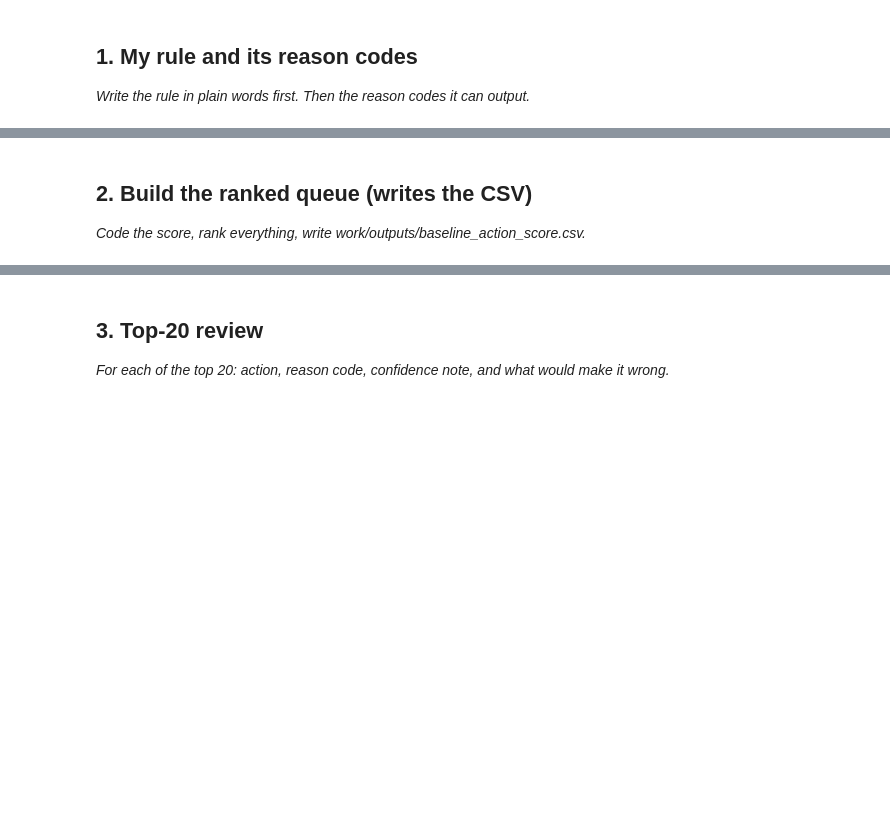
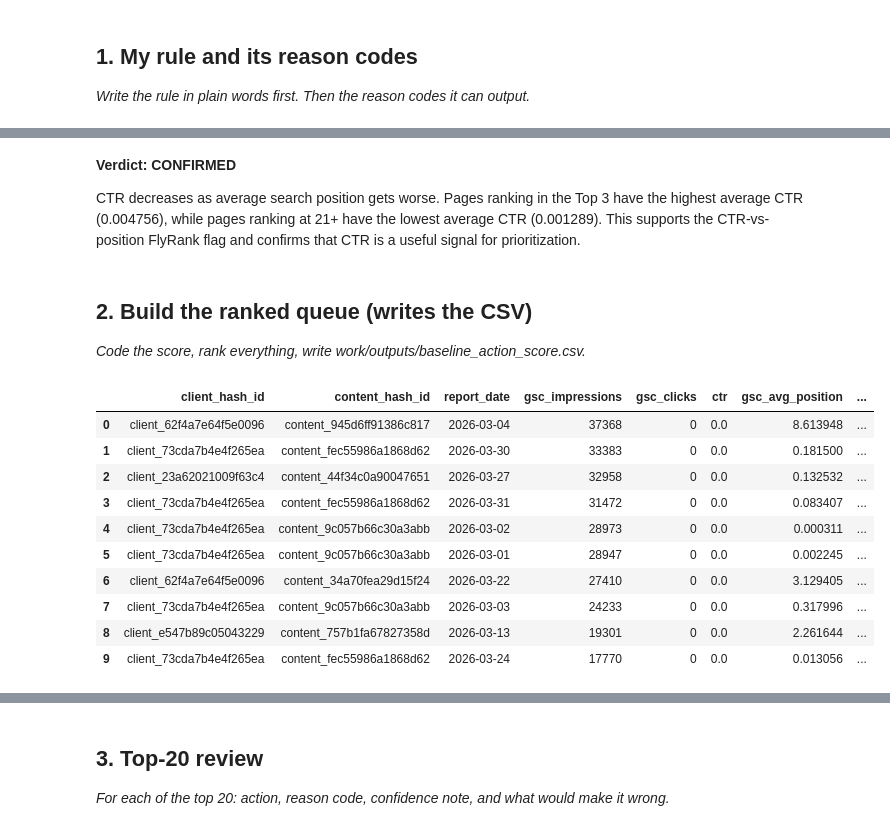
Before and after one commit to bushrahaji412-lab/MY_ML_INTERNSHIP, a Jupyter notebook: work/notebooks/w04_baseline_score.ipynb, the cells around one changed output, grey strips where cells are left out. Drawn from its saved outputs; the diff is of its cells as text; code cells hidden in the pictures; blank space fills up the shorter version.

```diff
--- a/work/notebooks/w04_baseline_score.ipynb
+++ b/work/notebooks/w04_baseline_score.ipynb
@@ -16,3 +182,7 @@ This skeleton is yours to fill. Work the sections **in order** — each one has
+# %% [markdown]
+**Verdict: CONFIRMED**
+
+CTR decreases as average search position gets worse. Pages ranking in the Top 3 have the highest average CTR (0.004756), while pages ranking at 21+ have the lowest average CTR (0.001289). This supports the CTR-vs-position FlyRank flag and confirms that CTR is a useful signal for prioritization.
 # %% [markdown]
 ## 2. Build the ranked queue (writes the CSV)
 
@@ -20,3 +190,69 @@ This skeleton is yours to fill. Work the sections **in order** — each one has
 # %%
 # This cell is for CODE (numbers, a query, a check).
 # Write your text answer in the cell ABOVE this one — typing sentences here breaks Run All.
+# %%
+# =========================
+# SECTION 2 — BASELINE QUEUE
+# =========================
+
+# Rank signals
+df_w04["impression_rank"] = df_w04["gsc_impressions"].rank(pct=True)
+df_w04["low_ctr_rank"] = 1 - df_w04["ctr"].rank(pct=True)
+
+# Baseline score
+df_w04["baseline_score"] = (
+    0.5 * df_w04["impression_rank"] +
+    0.5 * df_w04["low_ctr_rank"]
+)
+
+# Use the 25th percentile instead of median
+ctr_threshold = df_w04["ctr"].quantile(0.25)
+
+# Reason code
+df_w04["reason_code"] = np.where(
+    (df_w04["gsc_impressions"] > 0) &
+    (df_w04["ctr"] <= ctr_threshold),
+    "LOW_CTR_OPPORTUNITY",
+    "OTHER"
+)
+
+# Action
+df_w04["action"] = np.where(
+    df_w04["reason_code"] == "LOW_CTR_OPPORTUNITY",
+    "CTR_REVIEW",
+    "NO_ACTION"
+)
+
+# Ranked queue
+queue = (
+    df_w04[
+        [
+            "client_hash_id",
+            "content_hash_id",
+            "report_date",
+            "gsc_impressions",
+            "gsc_clicks",
+            "ctr",
+            "gsc_avg_position",
+            "baseline_score",
+            "reason_code",
+            "action"
+        ]
+    ]
+    .sort_values("baseline_score", ascending=False)
+    .reset_index(drop=True)
+)
+
+display(queue.head(10))
+# %% [output]
+|  | client_hash_id | content_hash_id | report_date | gsc_impressions | gsc_clicks | ctr | gsc_avg_position | ... |
+| 0 | client_62f4a7e64f5e0096 | content_945d6ff91386c817 | 2026-03-04 | 37368 | 0 | 0.0 | 8.613948 | ... |
+| 1 | client_73cda7b4e4f265ea | content_fec55986a1868d62 | 2026-03-30 | 33383 | 0 | 0.0 | 0.181500 | ... |
+| 2 | client_23a62021009f63c4 | content_44f34c0a90047651 | 2026-03-27 | 32958 | 0 | 0.0 | 0.132532 | ... |
+| 3 | client_73cda7b4e4f265ea | content_fec55986a1868d62 | 2026-03-31 | 31472 | 0 | 0.0 | 0.083407 | ... |
+| 4 | client_73cda7b4e4f265ea | content_9c057b66c30a3abb | 2026-03-02 | 28973 | 0 | 0.0 | 0.000311 | ... |
+| 5 | client_73cda7b4e4f265ea | content_9c057b66c30a3abb | 2026-03-01 | 28947 | 0 | 0.0 | 0.002245 | ... |
+| 6 | client_62f4a7e64f5e0096 | content_34a70fea29d15f24 | 2026-03-22 | 27410 | 0 | 0.0 | 3.129405 | ... |
+| 7 | client_73cda7b4e4f265ea | content_9c057b66c30a3abb | 2026-03-03 | 24233 | 0 | 0.0 | 0.317996 | ... |
+| 8 | client_e547b89c05043229 | content_757b1fa67827358d | 2026-03-13 | 19301 | 0 | 0.0 | 2.261644 | ... |
+| 9 | client_73cda7b4e4f265ea | content_fec55986a1868d62 | 2026-03-24 | 17770 | 0 | 0.0 | 0.013056 | ... |
```
Also changed, not shown: parts of 12 cells of this notebook.
